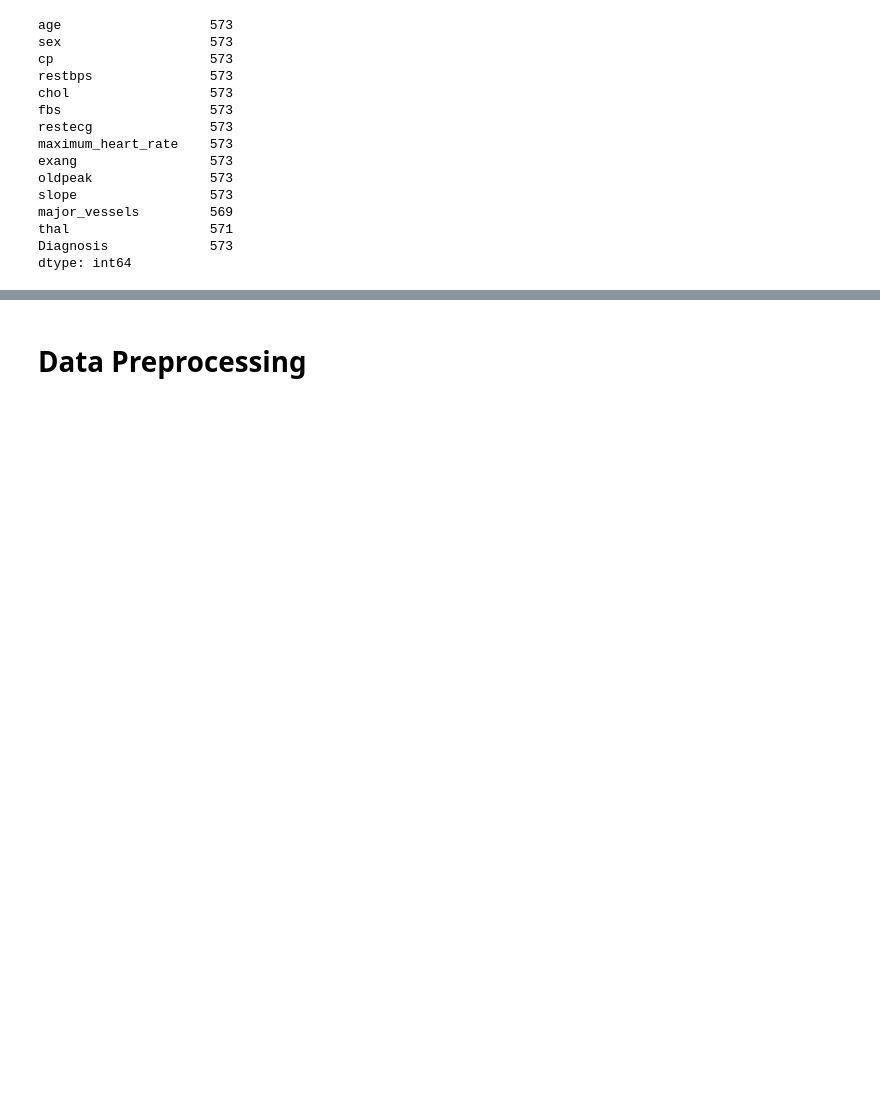
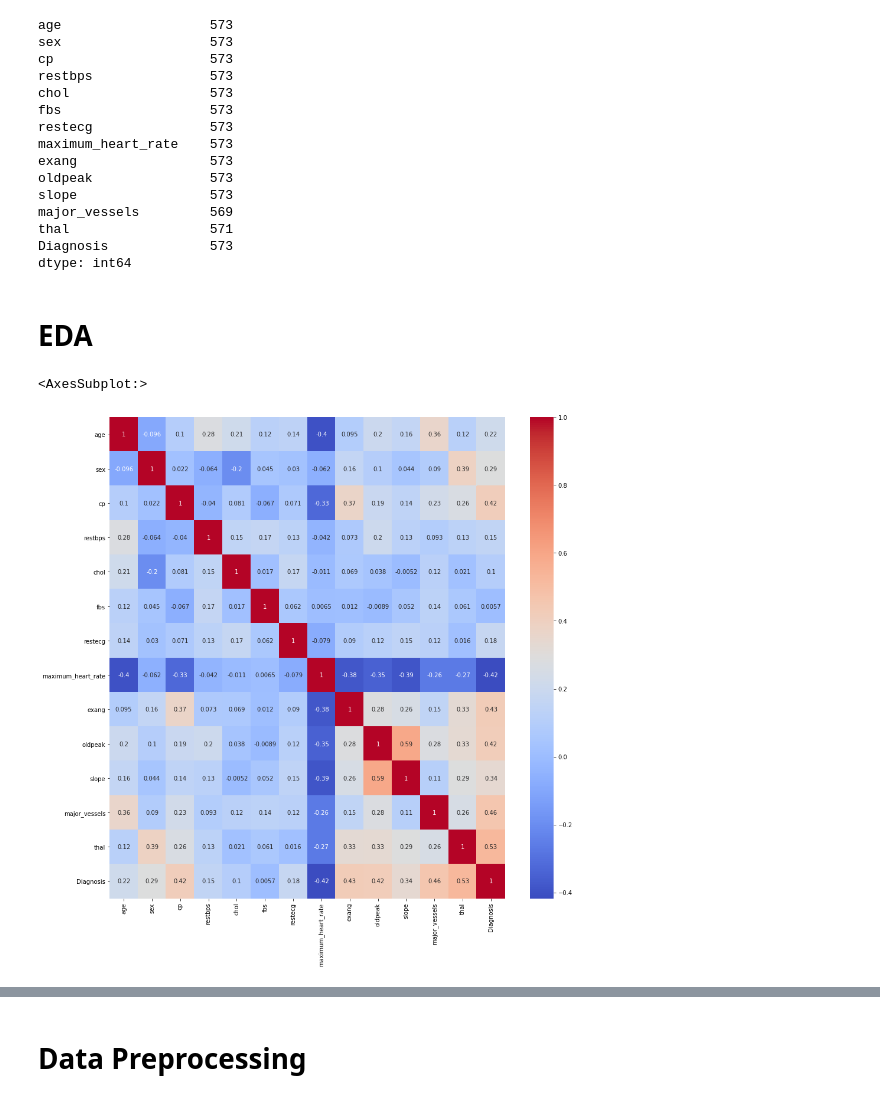
Before and after one commit to bikashk123/Predicting-heart-disease-using-ML, a Jupyter notebook: heart_disease_prediction(M.tech).ipynb, the cells around one changed output, grey strips where cells are left out. Saved outputs shown, nothing was run; the diff lists cells and outputs as text; code cells hidden in the pictures; blank space fills up the shorter version.

```diff
--- a/heart_disease_prediction(M.tech).ipynb
+++ b/heart_disease_prediction(M.tech).ipynb
@@ -49,3 +49,11 @@ major_vessels         569
 thal                  571
 Diagnosis             573
 dtype: int64
+# %% [markdown]
+# EDA
+# %%
+plt.figure(figsize=(15,15))
+sns.heatmap(data.corr(),annot=True,cmap='coolwarm')
+# %% [output]
+<AxesSubplot:>
+[figure, added]
```
Also changed, not shown: parts of 132 cells of this notebook.
